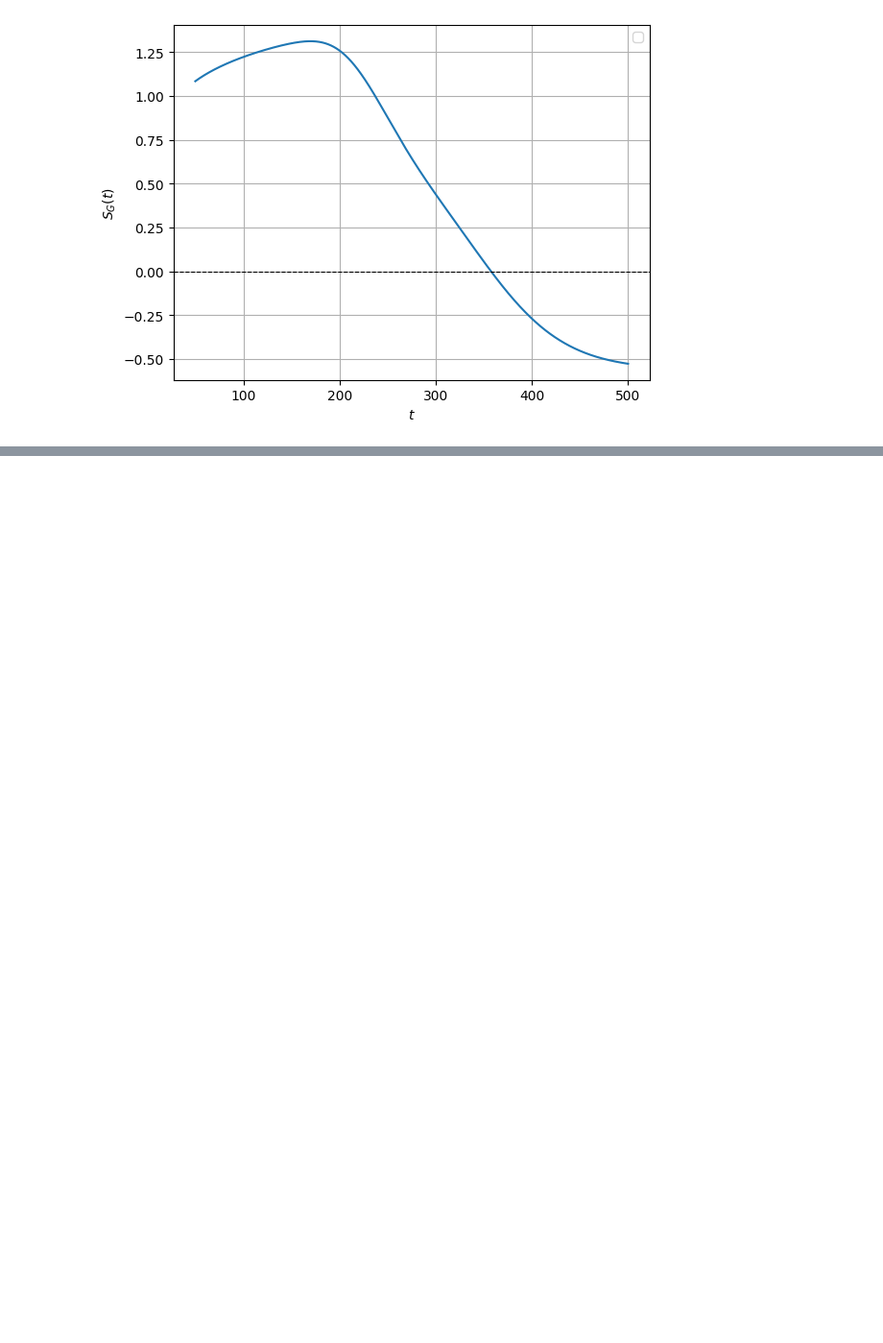
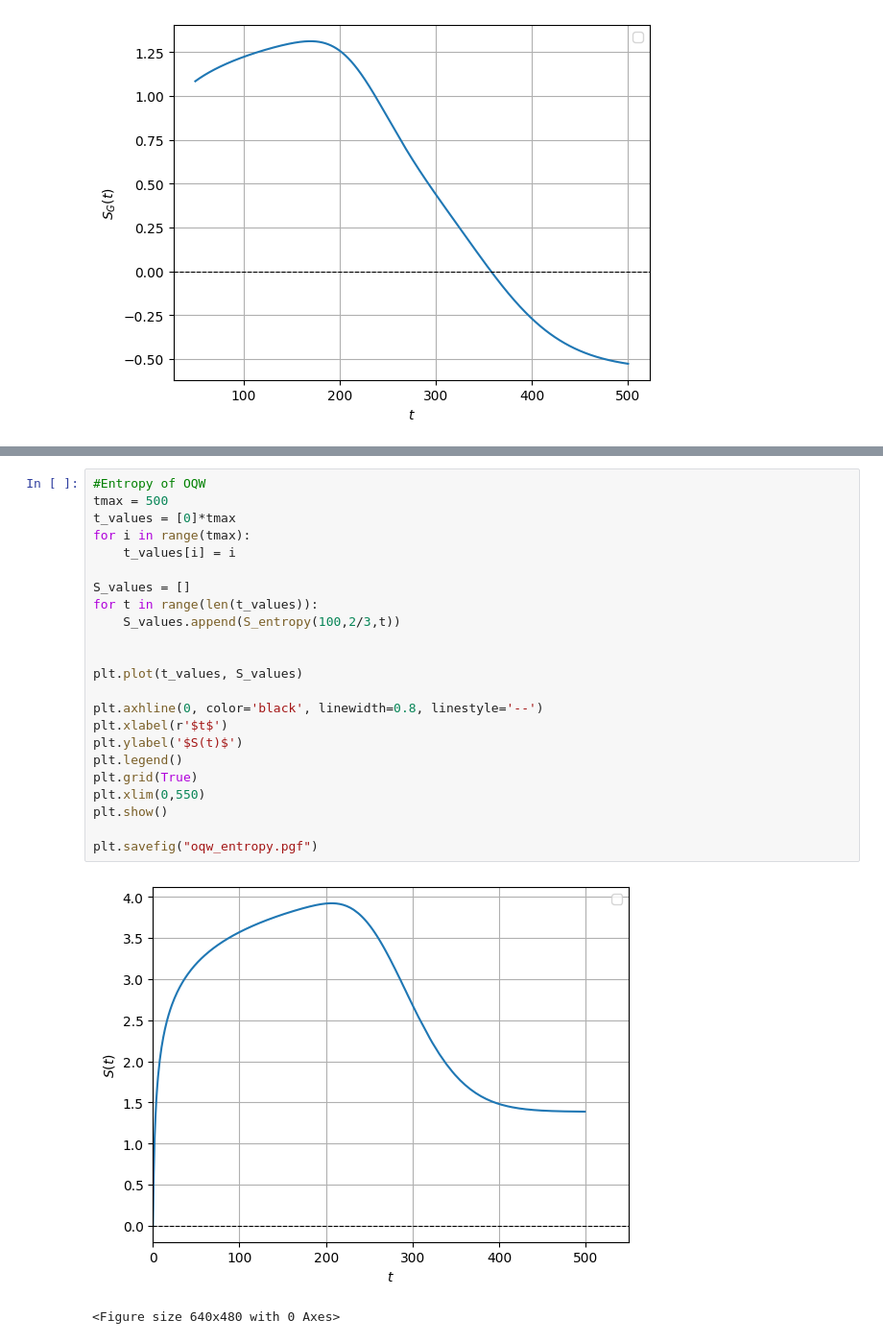
Before and after one commit to pedrolinckm/OQW-Thermodynamics, a Jupyter notebook: thermodynamics_oqw.ipynb, the cells around one changed output, grey strips where cells are left out. Shown at 96% size. Saved outputs shown, nothing was run; the diff lists cells and outputs as text; blank space fills up the shorter version.

```diff
--- a/thermodynamics_oqw.ipynb
+++ b/thermodynamics_oqw.ipynb
@@ -269 +274,27 @@ plt.savefig("analytic_oqw_entropy.pgf")
 <Figure size 640x480 with 0 Axes>
+# %%
+#Entropy of OQW
+tmax = 500
+t_values = [0]*tmax
+for i in range(tmax):
+    t_values[i] = i
+
+S_values = []
+for t in range(len(t_values)):
+    S_values.append(S_entropy(100,2/3,t))
+
+
+plt.plot(t_values, S_values)
+
+plt.axhline(0, color='black', linewidth=0.8, linestyle='--')
+plt.xlabel(r'$t$')
+plt.ylabel('$S(t)$')
+plt.legend()
+plt.grid(True)
+plt.xlim(0,550)
+plt.show()
+
+plt.savefig("oqw_entropy.pgf")
+# %% [output]
+[figure, added]
+<Figure size 640x480 with 0 Axes>
```
Also changed, not shown: parts of 3 cells of this notebook.
